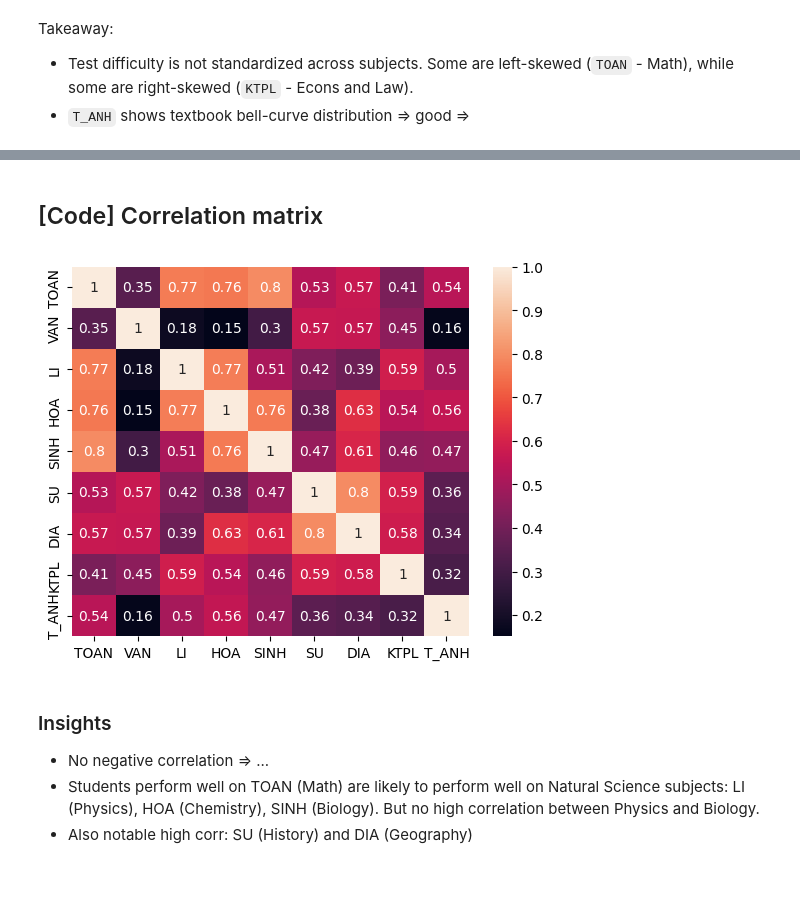
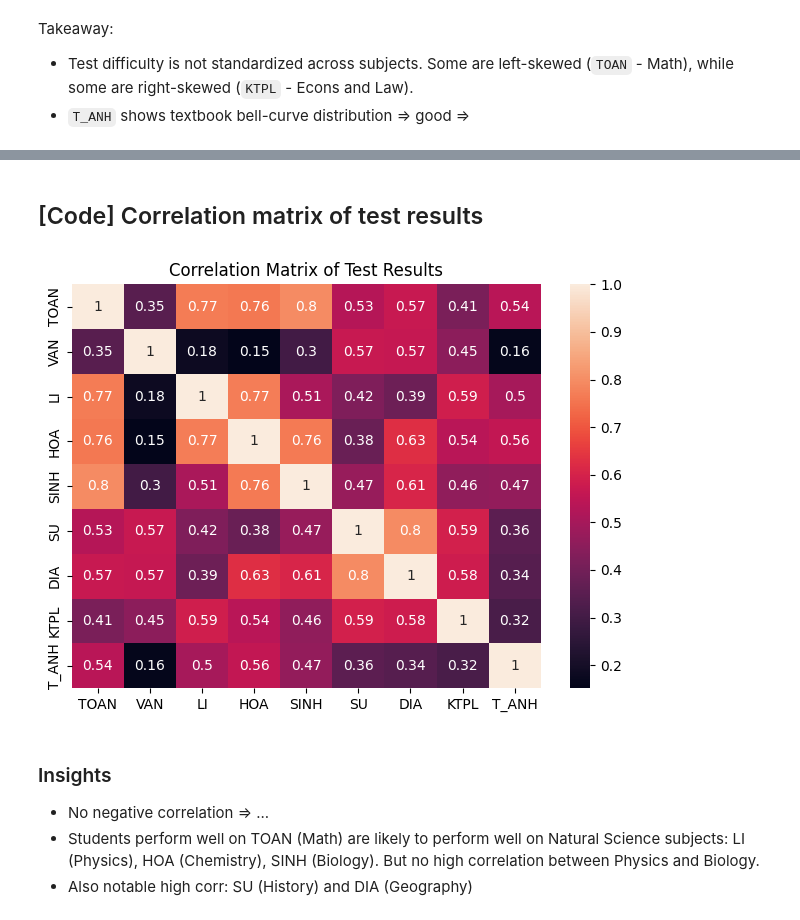
Before and after one commit to hmd-dsai/thptqg25-thanh_hoa, a Jupyter notebook: notebooks/eda.ipynb, the cells around one changed output, grey strips where cells are left out. Drawn from its saved outputs; the diff is of its cells as text; code cells hidden in the pictures; blank space fills up the shorter version.

```diff
--- a/notebooks/eda.ipynb
+++ b/notebooks/eda.ipynb
@@ -67,15 +71,17 @@ plt.show()
 # %% [markdown]
-## [Code] Correlation matrix
+## [Code] Correlation matrix of test results
 # %%
 subjects = ["TOAN", "VAN", "LI", "HOA", "SINH", "SU", "DIA", "KTPL", "T_ANH"]
 
 correlation_matrix = df[subjects].corr()
 
 plt.figure()
+plt.title("Correlation Matrix of Test Results")
 sns.heatmap(data=correlation_matrix, annot=True)
+plt.tight_layout()
 plt.show()
 # %% [output]
-[figure, old version]
+[figure, new version]
 # %% [markdown]
 ### Insights
 
```
Also changed, not shown: parts of 3 cells of this notebook, 1 other file.
